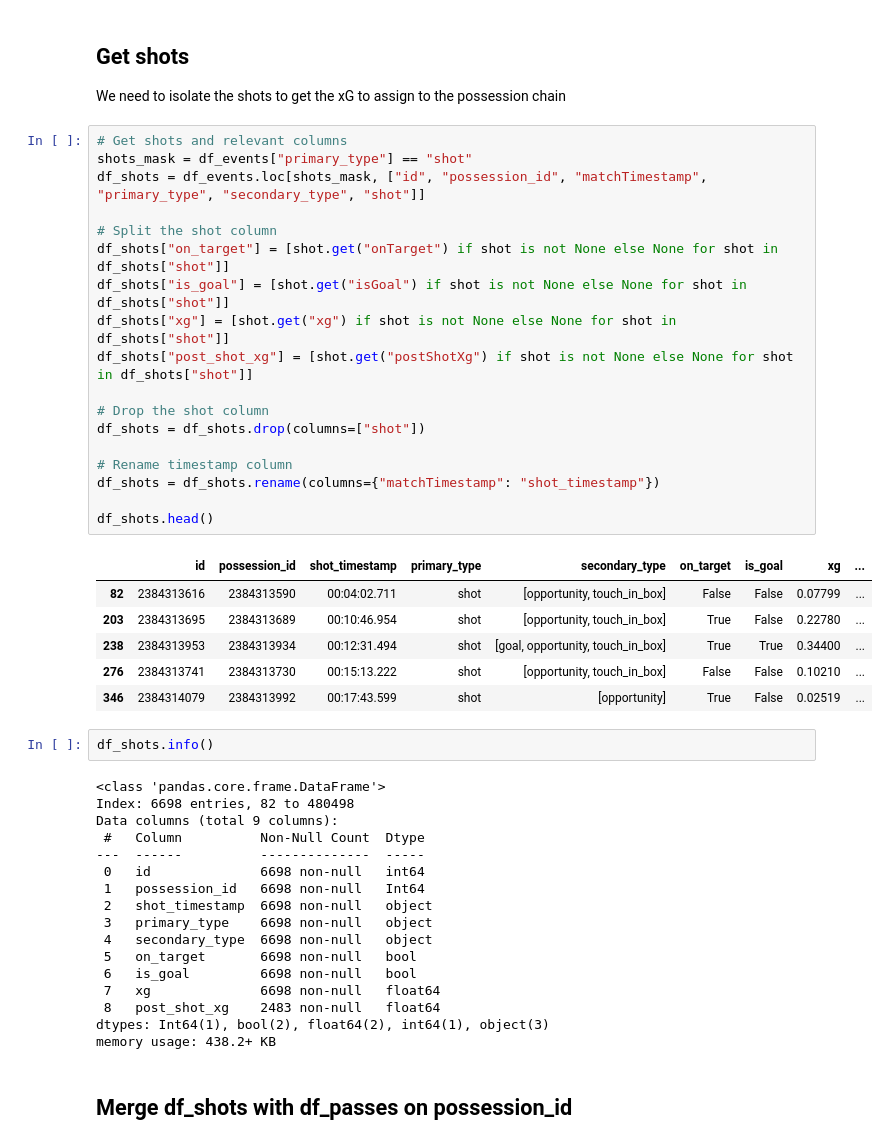
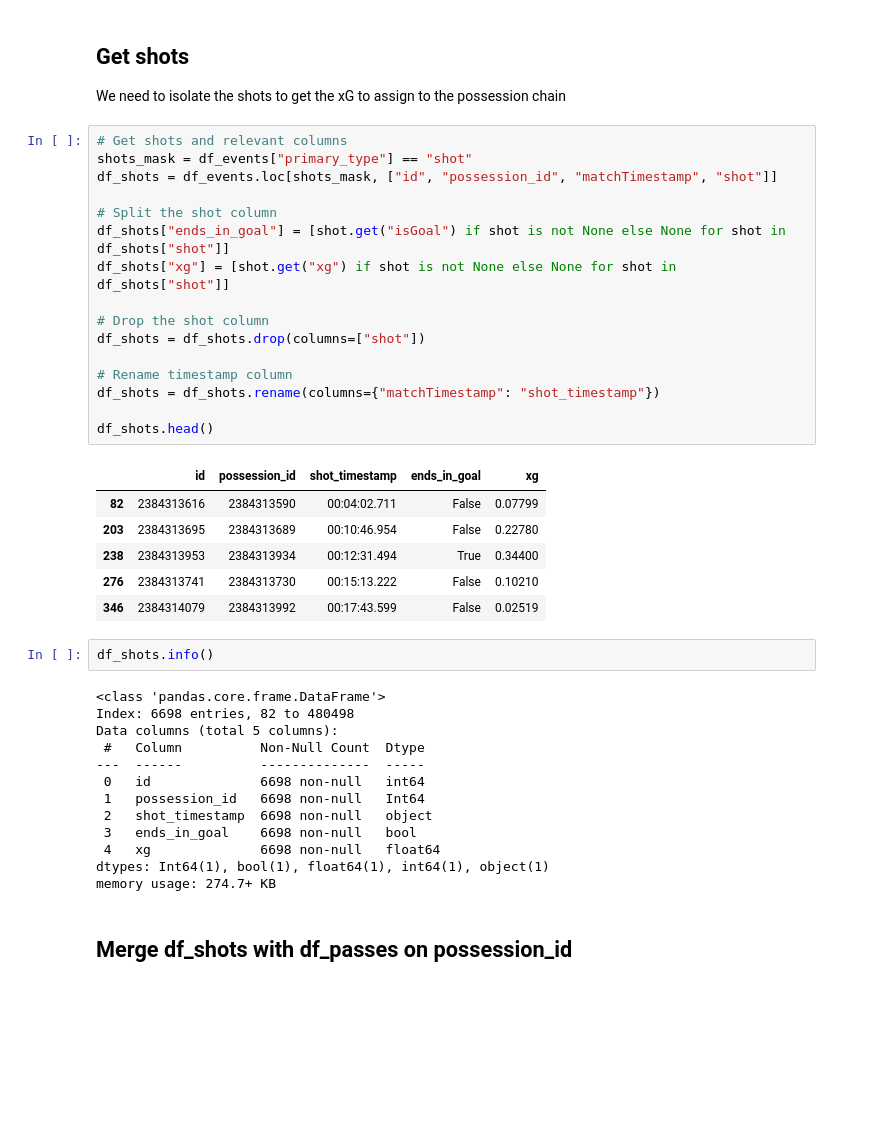
Before and after one commit to MarijnSt/soccermatics-project-2, a Jupyter notebook: notebooks/expected_danger.ipynb, the cells around one changed output. Cells and saved outputs as stored; diff of their text form; blank space fills up the shorter version.

Commit message:
refactor: use only relevant columns for passes and shots

```diff
--- a/notebooks/expected_danger.ipynb
+++ b/notebooks/expected_danger.ipynb
@@ -366,47 +364,41 @@ We need to isolate the shots to get the xG to assign to the possession chain
 # %%
 # Get shots and relevant columns
 shots_mask = df_events["primary_type"] == "shot"
-df_shots = df_events.loc[shots_mask, ["id", "possession_id", "matchTimestamp", "primary_type", "secondary_type", "shot"]]
+df_shots = df_events.loc[shots_mask, ["id", "possession_id", "matchTimestamp", "shot"]]
 
 # Split the shot column
-df_shots["on_target"] = [shot.get("onTarget") if shot is not None else None for shot in df_shots["shot"]]
-df_shots["is_goal"] = [shot.get("isGoal") if shot is not None else None for shot in df_shots["shot"]]
+df_shots["ends_in_goal"] = [shot.get("isGoal") if shot is not None else None for shot in df_shots["shot"]]
 df_shots["xg"] = [shot.get("xg") if shot is not None else None for shot in df_shots["shot"]]
-df_shots["post_shot_xg"] = [shot.get("postShotXg") if shot is not None else None for shot in df_shots["shot"]]
 
 # Drop the shot column
 df_shots = df_shots.drop(columns=["shot"])
 
 # Rename timestamp column
 df_shots = df_shots.rename(columns={"matchTimestamp": "shot_timestamp"})
 
 df_shots.head()
 # %% [output]
-|  | id | possession_id | shot_timestamp | primary_type | secondary_type | on_target | is_goal | xg | ... |
-| 82 | 2384313616 | 2384313590 | 00:04:02.711 | shot | [opportunity, touch_in_box] | False | False | 0.07799 | ... |
-| 203 | 2384313695 | 2384313689 | 00:10:46.954 | shot | [opportunity, touch_in_box] | True | False | 0.22780 | ... |
-| 238 | 2384313953 | 2384313934 | 00:12:31.494 | shot | [goal, opportunity, touch_in_box] | True | True | 0.34400 | ... |
-| 276 | 2384313741 | 2384313730 | 00:15:13.222 | shot | [opportunity, touch_in_box] | False | False | 0.10210 | ... |
-| 346 | 2384314079 | 2384313992 | 00:17:43.599 | shot | [opportunity] | True | False | 0.02519 | ... |
+|  | id | possession_id | shot_timestamp | ends_in_goal | xg |
+| 82 | 2384313616 | 2384313590 | 00:04:02.711 | False | 0.07799 |
+| 203 | 2384313695 | 2384313689 | 00:10:46.954 | False | 0.22780 |
+| 238 | 2384313953 | 2384313934 | 00:12:31.494 | True | 0.34400 |
+| 276 | 2384313741 | 2384313730 | 00:15:13.222 | False | 0.10210 |
+| 346 | 2384314079 | 2384313992 | 00:17:43.599 | False | 0.02519 |
 # %%
 df_shots.info()
 # %% [output]
 <class 'pandas.core.frame.DataFrame'>
 Index: 6698 entries, 82 to 480498
-Data columns (total 9 columns):
+Data columns (total 5 columns):
  #   Column          Non-Null Count  Dtype
 ---  ------          --------------  -----
  0   id              6698 non-null   int64
  1   possession_id   6698 non-null   Int64
  2   shot_timestamp  6698 non-null   object
- 3   primary_type    6698 non-null   object
- 4   secondary_type  6698 non-null   object
- 5   on_target       6698 non-null   bool
- 6   is_goal         6698 non-null   bool
- 7   xg              6698 non-null   float64
- 8   post_shot_xg    2483 non-null   float64
-dtypes: Int64(1), bool(2), float64(2), int64(1), object(3)
-memory usage: 438.2+ KB
+ 3   ends_in_goal    6698 non-null   bool
+ 4   xg              6698 non-null   float64
+dtypes: Int64(1), bool(1), float64(1), int64(1), object(1)
+memory usage: 274.7+ KB
 # %% [markdown]
 ## Merge df_shots with df_passes on possession_id
 # %%
```
Also changed, not shown: parts of 8 cells of this notebook.
